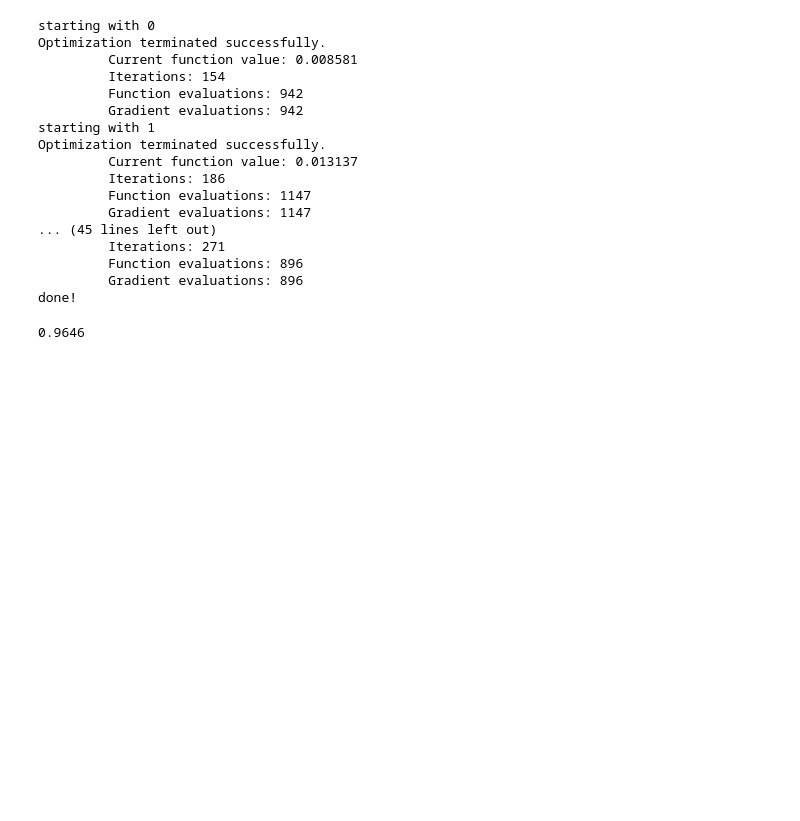
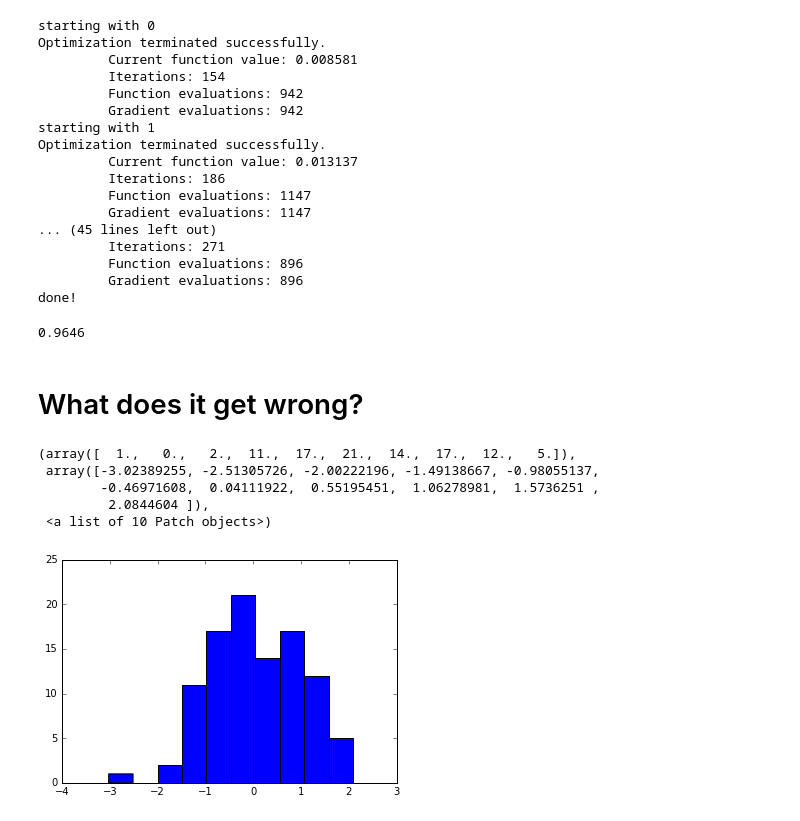
Before and after one commit to liavkoren/ng-redux, a Jupyter notebook: ex3/Neural Nets & Classification - log prob.ipynb, the cells around one changed output. Drawn from its saved outputs; the diff is of its cells as text; code cells hidden in the pictures; blank space fills up the shorter version.

Commit message:
Adds some visualizations.

```diff
--- a/ex3/Neural Nets & Classification - log prob.ipynb
+++ b/ex3/Neural Nets & Classification - log prob.ipynb
@@ -227,3 +165,14 @@ predictions = np.argmax(prediction_matrix, axis=1)
 print float(sum(predictions == y))/X.shape[0]
 # %% [output]
 0.9646
+# %% [markdown]
+# What does it get wrong?
+# %%
+plt.hist(np.random.normal(size=100))
+# %% [output]
+(array([  1.,   0.,   2.,  11.,  17.,  21.,  14.,  17.,  12.,   5.]),
+ array([-3.02389255, -2.51305726, -2.00222196, -1.49138667, -0.98055137,
+        -0.46971608,  0.04111922,  0.55195451,  1.06278981,  1.5736251 ,
+         2.0844604 ]),
+ <a list of 10 Patch objects>)
+[figure, added]
```
Also changed, not shown: parts of 16 cells of this notebook.
